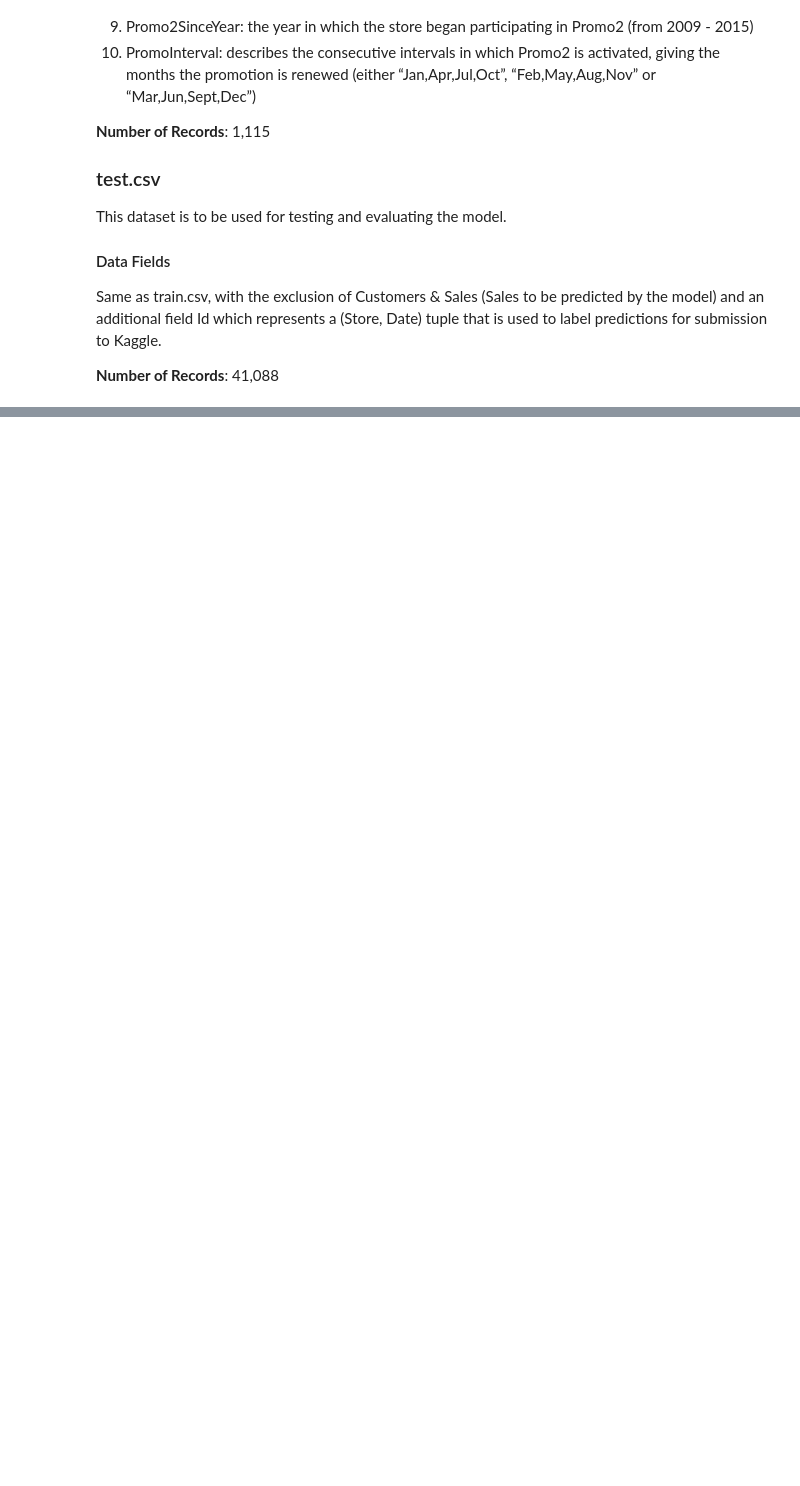
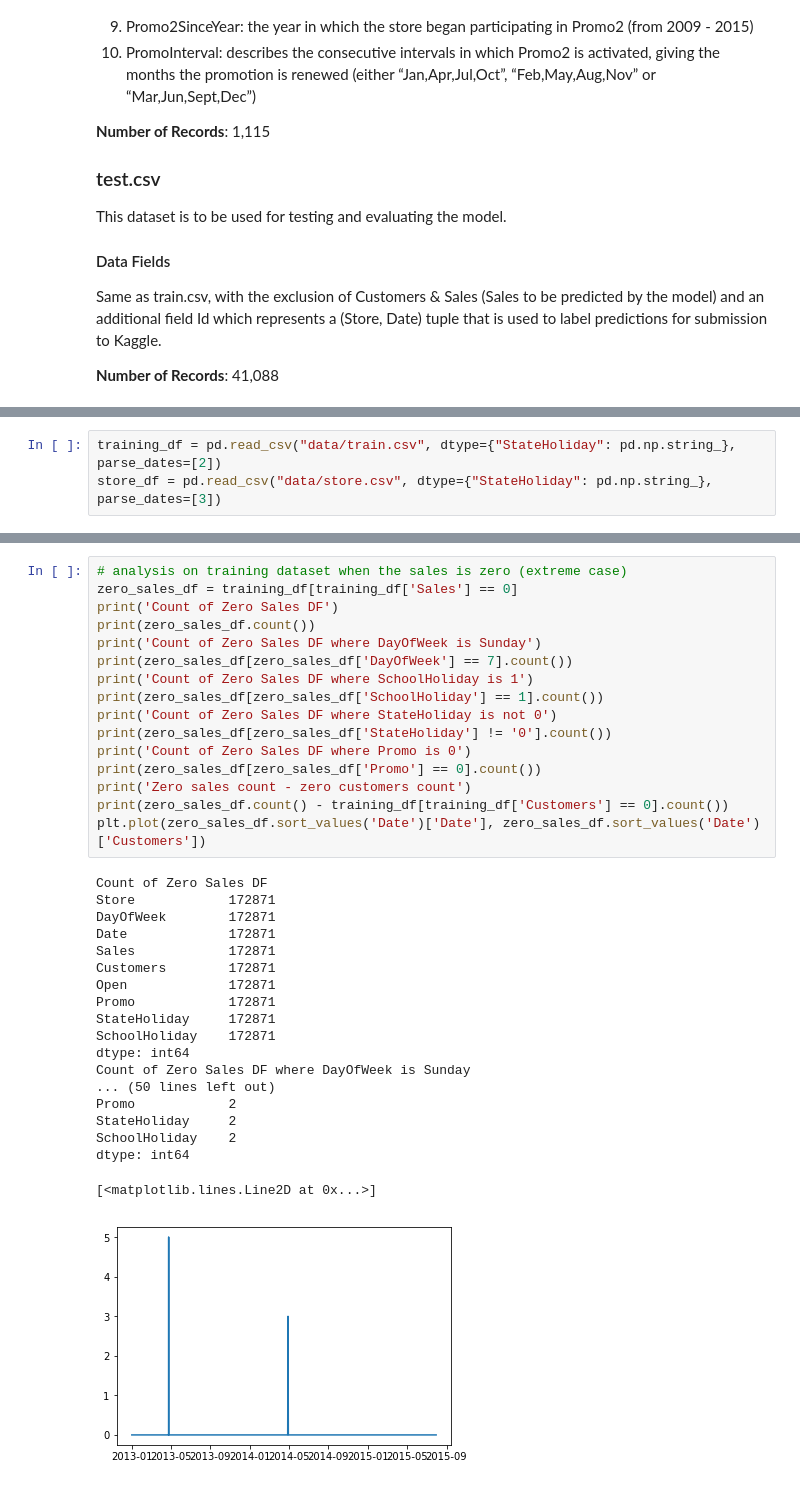
Before and after one commit to nikv96/CZ4032-Assignment, a Jupyter notebook: data-analysis.ipynb, the cells around one changed output, grey strips where cells are left out. Drawn from its saved outputs; the diff is of its cells as text; blank space fills up the shorter version.

Commit message:
Loaded Datasets and Analyzed Zero Sales Case

```diff
--- a/data-analysis.ipynb
+++ b/data-analysis.ipynb
@@ -47,0 +57,3 @@ Same as train.csv, with the exclusion of Customers & Sales (Sales to be predicte
+# %%
+training_df = pd.read_csv("data/train.csv", dtype={"StateHoliday": pd.np.string_}, parse_dates=[2])
+store_df = pd.read_csv("data/store.csv", dtype={"StateHoliday": pd.np.string_}, parse_dates=[3])
@@ -47,0 +95,36 @@ Same as train.csv, with the exclusion of Customers & Sales (Sales to be predicte
+# %%
+# analysis on training dataset when the sales is zero (extreme case)
+zero_sales_df = training_df[training_df['Sales'] == 0]
+print('Count of Zero Sales DF')
+print(zero_sales_df.count())
+print('Count of Zero Sales DF where DayOfWeek is Sunday')
+print(zero_sales_df[zero_sales_df['DayOfWeek'] == 7].count())
+print('Count of Zero Sales DF where SchoolHoliday is 1')
+print(zero_sales_df[zero_sales_df['SchoolHoliday'] == 1].count())
+print('Count of Zero Sales DF where StateHoliday is not 0')
+print(zero_sales_df[zero_sales_df['StateHoliday'] != '0'].count())
+print('Count of Zero Sales DF where Promo is 0')
+print(zero_sales_df[zero_sales_df['Promo'] == 0].count())
+print('Zero sales count - zero customers count')
+print(zero_sales_df.count() - training_df[training_df['Customers'] == 0].count())
+plt.plot(zero_sales_df.sort_values('Date')['Date'], zero_sales_df.sort_values('Date')['Customers'])
+# %% [output]
+Count of Zero Sales DF
+Store            172871
+DayOfWeek        172871
+Date             172871
+Sales            172871
+Customers        172871
+Open             172871
+Promo            172871
+StateHoliday     172871
+SchoolHoliday    172871
+dtype: int64
+Count of Zero Sales DF where DayOfWeek is Sunday
+... (50 lines left out)
+Promo            2
+StateHoliday     2
+SchoolHoliday    2
+dtype: int64
+[<matplotlib.lines.Line2D at 0x...>]
+[figure, added]
```
Also changed, not shown: parts of 4 cells of this notebook.
